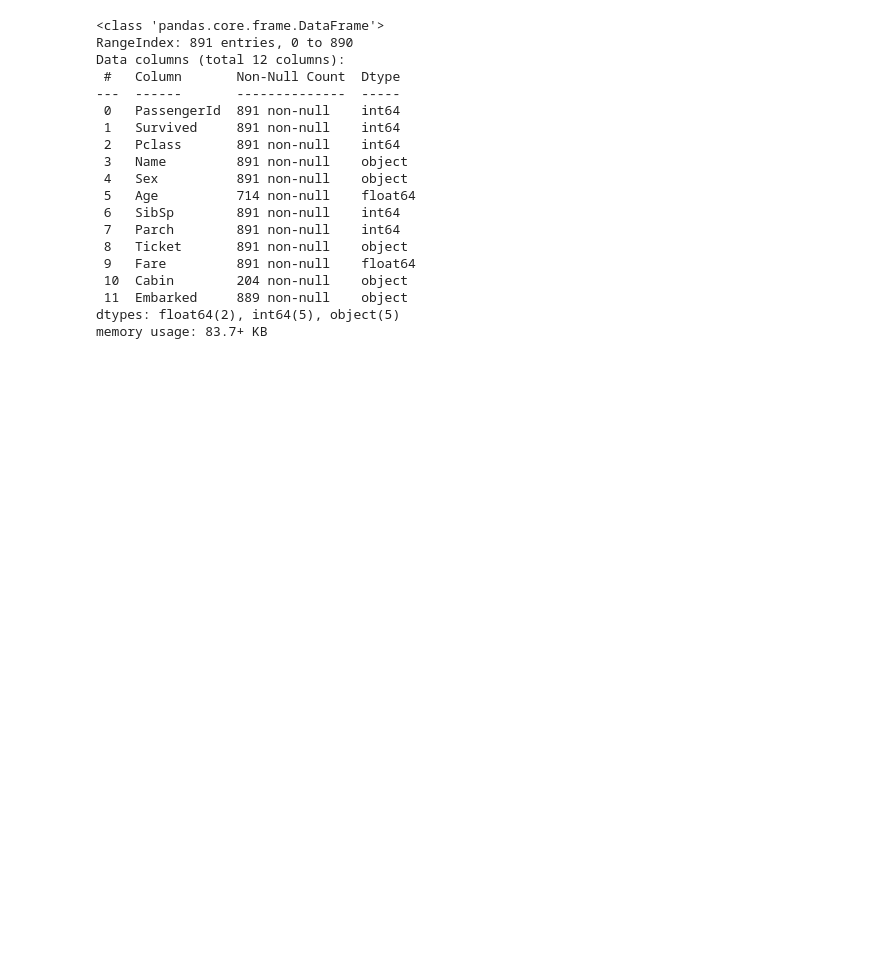
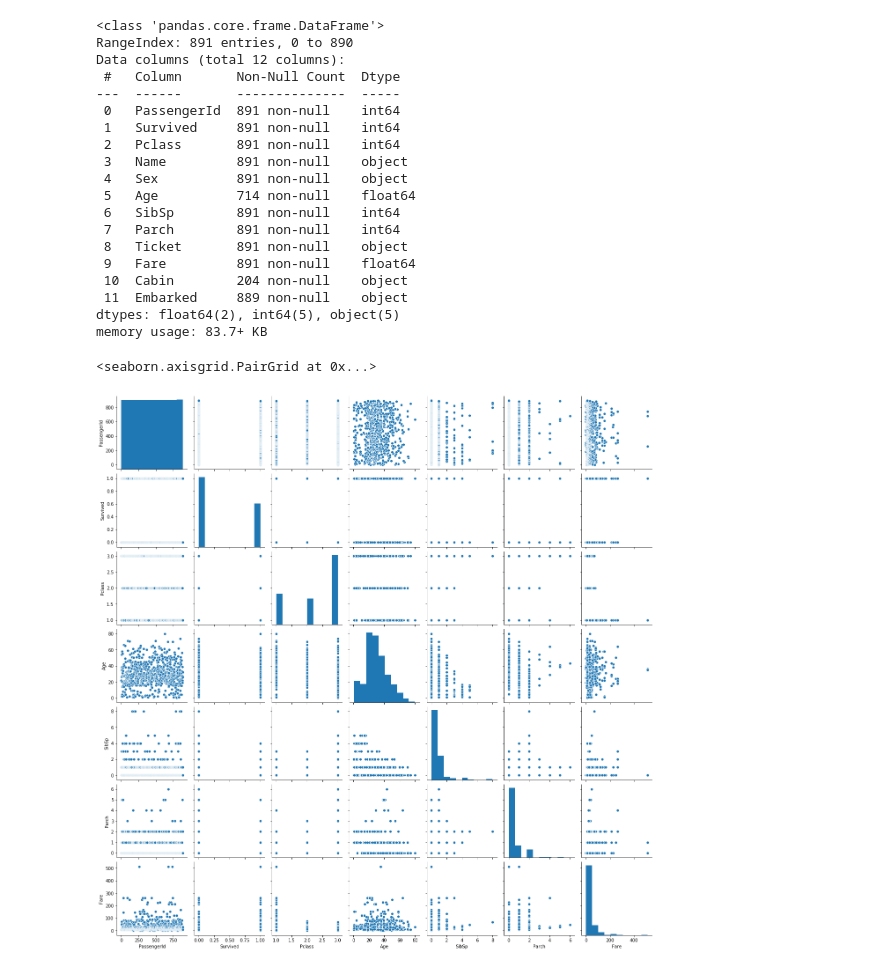
Before and after one commit to kailastone/kaggle_competitions, a Jupyter notebook: Titanic/Titanic EDA.ipynb, the cells around one changed output. Cells and saved outputs as stored; diff of their text form; code cells hidden in the pictures; blank space fills up the shorter version.

Commit message:
Pairplots

```diff
--- a/Titanic/Titanic EDA.ipynb
+++ b/Titanic/Titanic EDA.ipynb
@@ -53,3 +57,8 @@ memory usage: 83.7+ KB
 # %%
 # Significant portion of 'Cabin' fields are empty
 # A few 'Age' fields are empty
+# %%
+sns.pairplot(train_data)
+# %% [output]
+<seaborn.axisgrid.PairGrid at 0x...>
+[figure, added]
```
Also changed, not shown: parts of 1 cell of this notebook.
